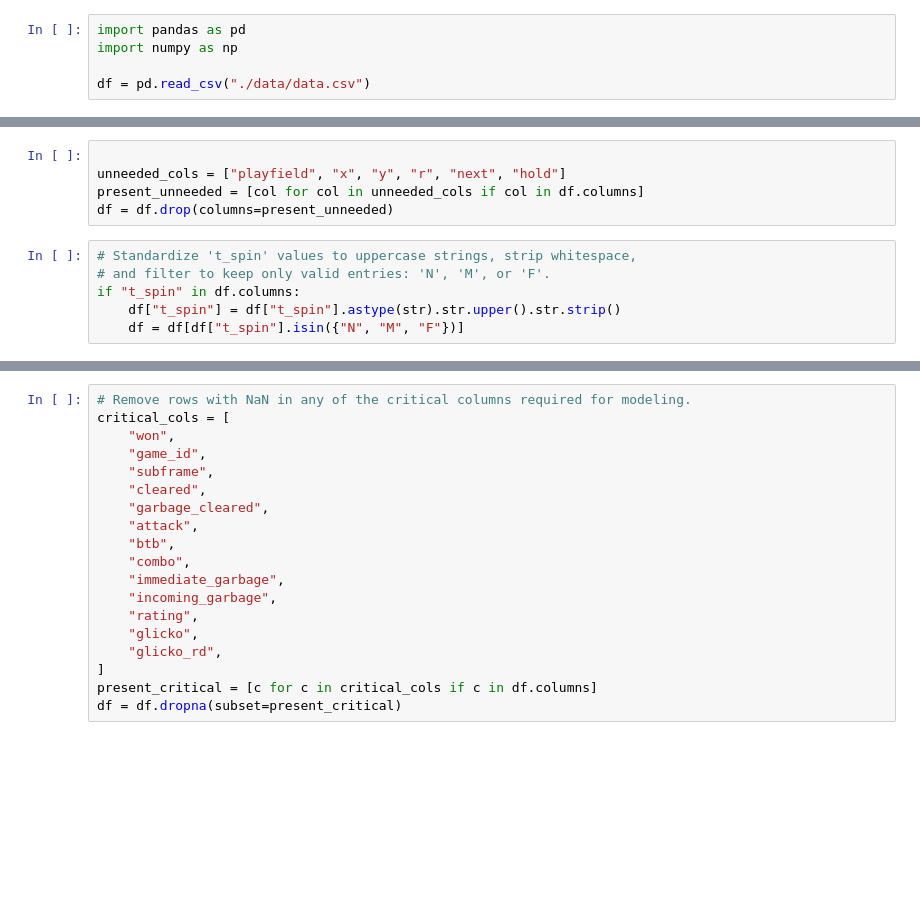
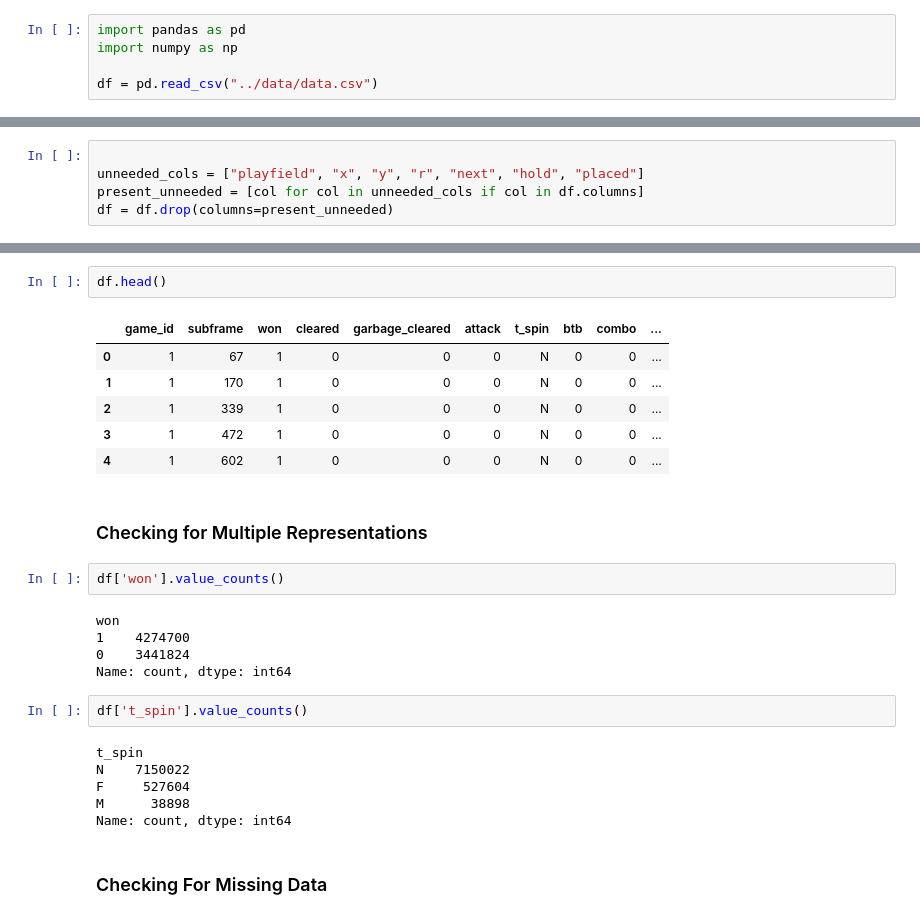
Before and after one commit to Solenad/tetrio-win-prediction, a Jupyter notebook: notebooks/01-data_prep.ipynb, the cells around one changed output, grey strips where cells are left out. Drawn from its saved outputs; the diff is of its cells as text; blank space fills up the shorter version.

Commit message:
refactor: organized data preprocessing; added further preprocessing after aggregation

```diff
--- a/notebooks/01-data_prep.ipynb
+++ b/notebooks/01-data_prep.ipynb
@@ -2,6 +2,6 @@
 import pandas as pd
 import numpy as np
 
-df = pd.read_csv("./data/data.csv")
+df = pd.read_csv("../data/data.csv")
 # %%
 df.head()
@@ -8,11 +18,5 @@ df.head()
 # %%
 
-unneeded_cols = ["playfield", "x", "y", "r", "next", "hold"]
+unneeded_cols = ["playfield", "x", "y", "r", "next", "hold", "placed"]
 present_unneeded = [col for col in unneeded_cols if col in df.columns]
 df = df.drop(columns=present_unneeded)
-# %%
-# Standardize 't_spin' values to uppercase strings, strip whitespace,
-# and filter to keep only valid entries: 'N', 'M', or 'F'.
-if "t_spin" in df.columns:
-    df["t_spin"] = df["t_spin"].astype(str).str.upper().str.strip()
-    df = df[df["t_spin"].isin({"N", "M", "F"})]
@@ -37,19 +23,28 @@ for col in [
-# %%
-# Remove rows with NaN in any of the critical columns required for modeling.
-critical_cols = [
-    "won",
-    "game_id",
-    "subframe",
-    "cleared",
-    "garbage_cleared",
-    "attack",
-    "btb",
-    "combo",
-    "immediate_garbage",
-    "incoming_garbage",
-    "rating",
-    "glicko",
-    "glicko_rd",
-]
-present_critical = [c for c in critical_cols if c in df.columns]
-df = df.dropna(subset=present_critical)
+# %%
+df.head()
+# %% [output]
+|  | game_id | subframe | won | cleared | garbage_cleared | attack | t_spin | btb | combo | ... |
+| 0 | 1 | 67 | 1 | 0 | 0 | 0 | N | 0 | 0 | ... |
+| 1 | 1 | 170 | 1 | 0 | 0 | 0 | N | 0 | 0 | ... |
+| 2 | 1 | 339 | 1 | 0 | 0 | 0 | N | 0 | 0 | ... |
+| 3 | 1 | 472 | 1 | 0 | 0 | 0 | N | 0 | 0 | ... |
+| 4 | 1 | 602 | 1 | 0 | 0 | 0 | N | 0 | 0 | ... |
+# %% [markdown]
+### Checking for Multiple Representations
+# %%
+df['won'].value_counts()
+# %% [output]
+won
+1    4274700
+0    3441824
+Name: count, dtype: int64
+# %%
+df['t_spin'].value_counts()
+# %% [output]
+t_spin
+N    7150022
+F     527604
+M      38898
+Name: count, dtype: int64
+# %% [markdown]
+### Checking For Missing Data
```
Also changed, not shown: parts of 28 cells of this notebook.
